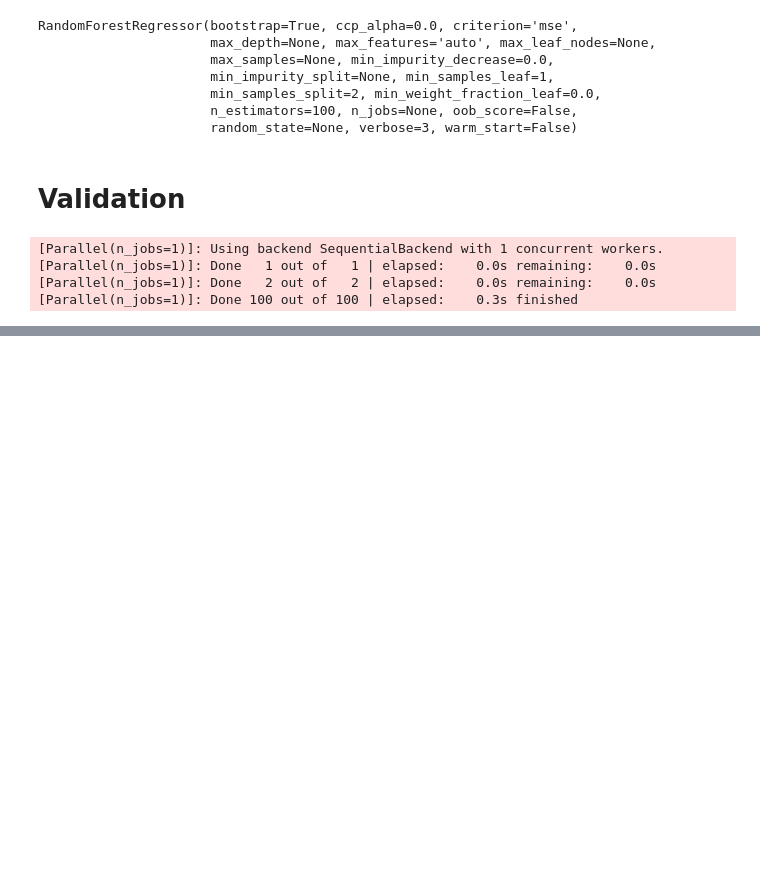
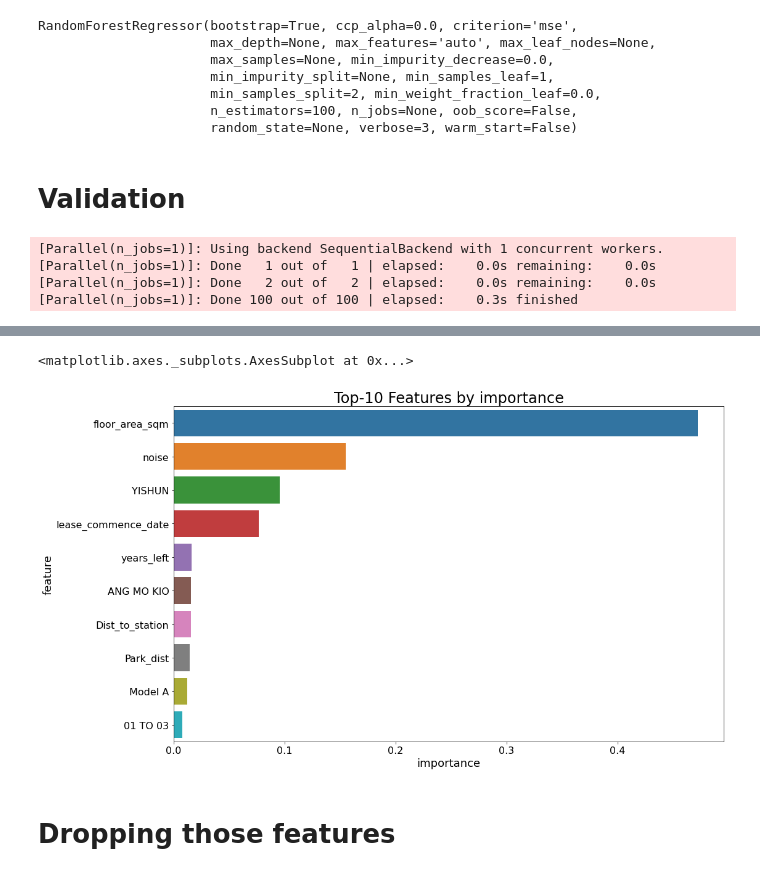
Before and after one commit to JasmineOuO/singapore-hdb-price-prediction, a Jupyter notebook: src/random-forest-regressor-v2.3.ipynb, the cells around one changed output, grey strips where cells are left out. Cells and saved outputs as stored; diff of their text form; code cells hidden in the pictures; blank space fills up the shorter version.

```diff
--- a/src/random-forest-regressor-v2.3.ipynb
+++ b/src/random-forest-regressor-v2.3.ipynb
@@ -174,0 +176,5 @@ sns.regplot(test_predictions, test_y)
+# %%
+feature_importances = model.feature_importances_
+feature_importances = pd.concat([pd.Series(X.columns),pd.Series(feature_importances)],axis=1)
+feature_importances.columns = ['feature', 'importance']
+feature_importances = feature_importances.sort_values(['importance'], ascending=False)
@@ -174,0 +201,12 @@ sns.regplot(test_predictions, test_y)
+# %%
+plt.title("Top-10 Features by importance",fontsize=24)
+plt.xticks(fontsize=16)
+plt.yticks(fontsize=16)
+plt.xlabel("",fontsize=18)
+plt.ylabel("",fontsize=18)
+sns.barplot(x=feature_importances.importance[:10], y=feature_importances.feature[:10])
+# %% [output]
+<matplotlib.axes._subplots.AxesSubplot at 0x...>
+[figure, added]
+# %% [markdown]
+# Dropping those features
```
Also changed, not shown: parts of 18 cells of this notebook.
